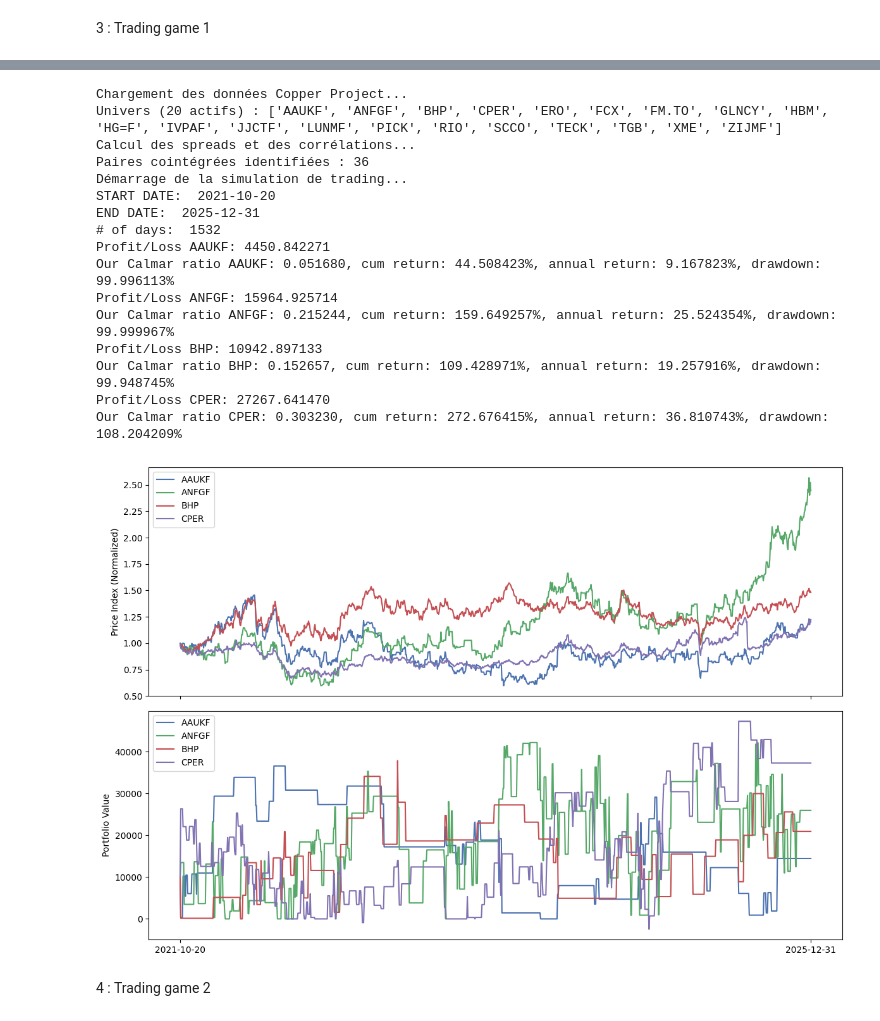
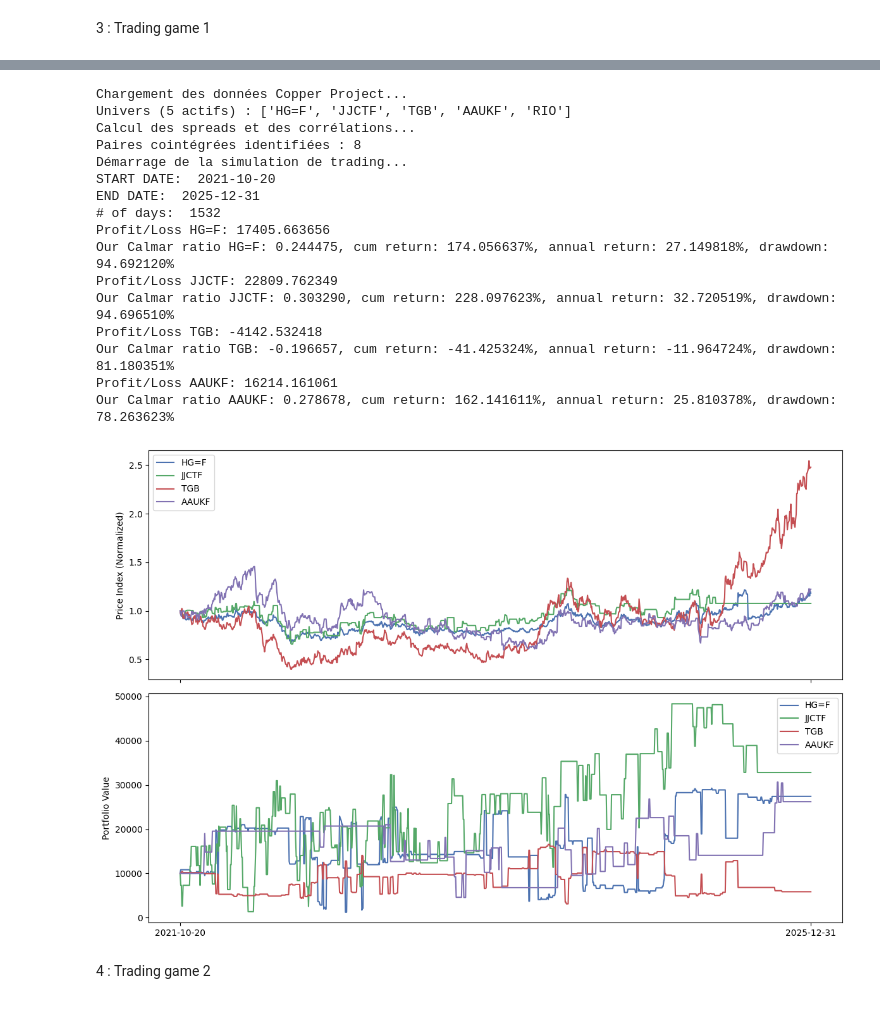
Before and after one commit to PaserChess/Project-commodities-trading, a Jupyter notebook: code project.ipynb, the cells around one changed output, grey strips where cells are left out. Cells and saved outputs as stored; diff of their text form; code cells hidden in the pictures.

```diff
--- a/code project.ipynb
+++ b/code project.ipynb
@@ -645,6 +728,11 @@ def run_copper_strategy():
     df = df.ffill().dropna() # Ensure clean data
 
     # Create the lookup dictionary dynamically (0: TickerA, 1: TickerB...)
+    selected_tickers = ['HG=F', 'JJCTF', 'TGB', 'AAUKF', 'RIO']
+
+    # On filtre le dataframe pour ne garder que ces colonnes
+    df = df[selected_tickers]
+
     tickers = df.columns.tolist()
     lookup = {str(i): t for i, t in enumerate(tickers)}
     print(f"Univers ({len(tickers)} actifs) : {tickers}")
@@ -698,43 +786,43 @@ def run_copper_strategy():
         print("Aucune paire cointégrée trouvée. Fin.")
         return
 
     # Calculate Z-Scores
     zscores = pd.DataFrame(columns=spreads.columns)
     for k in spreads.columns:
         zscores[k] = (spreads[k]-spreads[k].mean())/spreads[k].std(ddof=0)
 
     # --- Run Strategy ---
     # Parameters: start index, end index
     # We use roughly the last 70% of data for trading simulation
     start_idx = int(len(spread_dates) * 0.3)
     end_idx = len(spread_dates)
 
     print("Démarrage de la simulation de trading...")
     sigma3(odfs, spreads, lookup, spread_dates, start_idx, end_idx, zscores, tc=True)
 
 
 def main():
     run_copper_strategy()
 
 if __name__ == '__main__':
     main()
 # %% [output]
 Chargement des données Copper Project...
-Univers (20 actifs) : ['AAUKF', 'ANFGF', 'BHP', 'CPER', 'ERO', 'FCX', 'FM.TO', 'GLNCY', 'HBM', 'HG=F', 'IVPAF', 'JJCTF', 'LUNMF', 'PICK', 'RIO', 'SCCO', 'TECK', 'TGB', 'XME', 'ZIJMF']
+Univers (5 actifs) : ['HG=F', 'JJCTF', 'TGB', 'AAUKF', 'RIO']
 Calcul des spreads et des corrélations...
-Paires cointégrées identifiées : 36
+Paires cointégrées identifiées : 8
 Démarrage de la simulation de trading...
 START DATE:  2021-10-20
 END DATE:  2025-12-31
 # of days:  1532
-Profit/Loss AAUKF: 4450.842271
-Our Calmar ratio AAUKF: 0.051680, cum return: 44.508423%, annual return: 9.167823%, drawdown: 99.996113%
-Profit/Loss ANFGF: 15964.925714
-Our Calmar ratio ANFGF: 0.215244, cum return: 159.649257%, annual return: 25.524354%, drawdown: 99.999967%
-Profit/Loss BHP: 10942.897133
-Our Calmar ratio BHP: 0.152657, cum return: 109.428971%, annual return: 19.257916%, drawdown: 99.948745%
-Profit/Loss CPER: 27267.641470
-Our Calmar ratio CPER: 0.303230, cum return: 272.676415%, annual return: 36.810743%, drawdown: 108.204209%
+Profit/Loss HG=F: 17405.663656
+Our Calmar ratio HG=F: 0.244475, cum return: 174.056637%, annual return: 27.149818%, drawdown: 94.692120%
+Profit/Loss JJCTF: 22809.762349
+Our Calmar ratio JJCTF: 0.303290, cum return: 228.097623%, annual return: 32.720519%, drawdown: 94.696510%
+Profit/Loss TGB: -4142.532418
+Our Calmar ratio TGB: -0.196657, cum return: -41.425324%, annual return: -11.964724%, drawdown: 81.180351%
+Profit/Loss AAUKF: 16214.161061
+Our Calmar ratio AAUKF: 0.278678, cum return: 162.141611%, annual return: 25.810378%, drawdown: 78.263623%
-[figure, old version]
+[figure, new version]
 # %% [markdown]
 4 : Trading game 2
```
Also changed, not shown: parts of 1 cell of this notebook, 1 other file.
